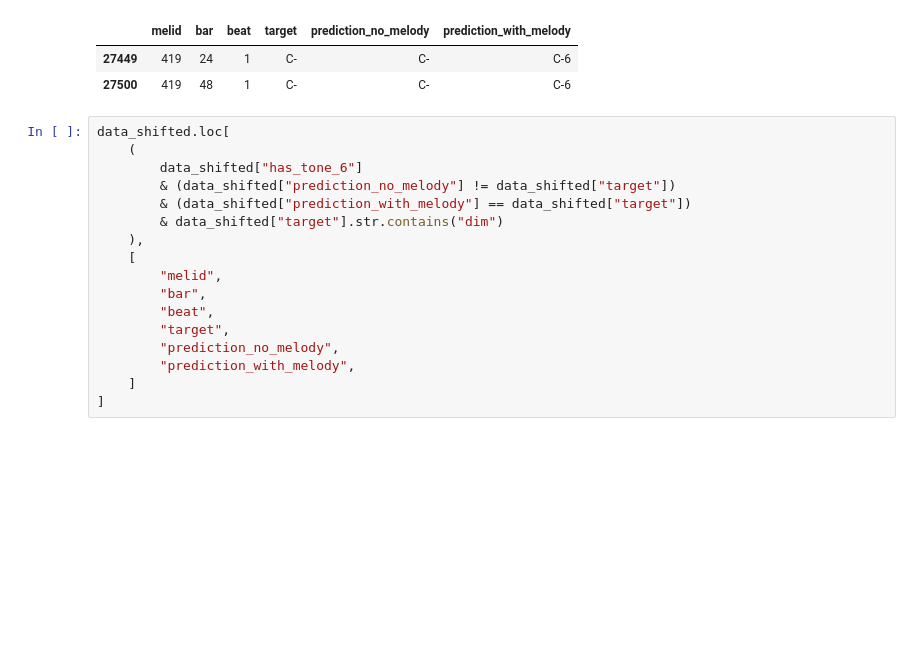
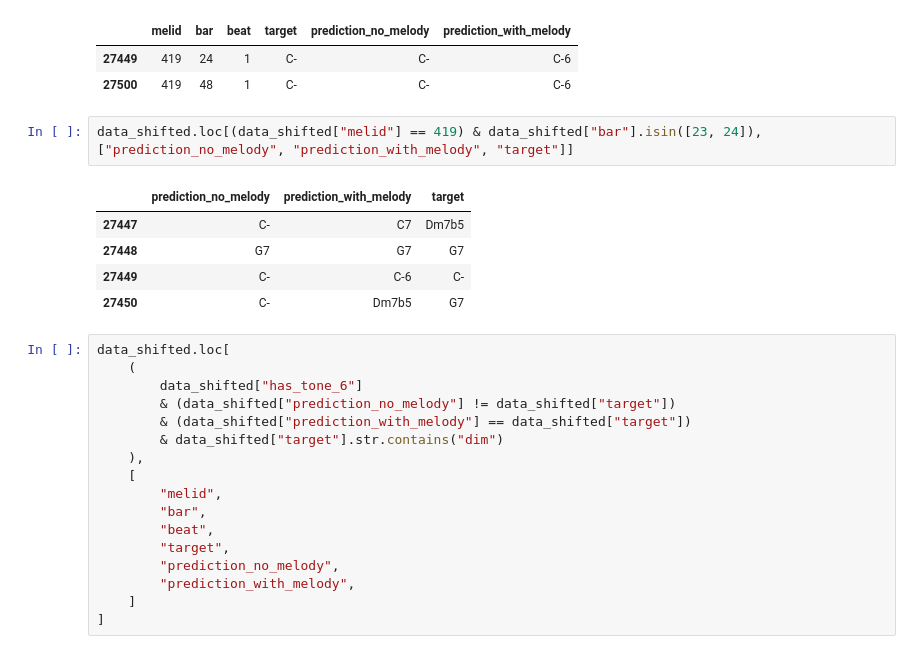
Before and after one commit to DCMLab/chord-eval, a Jupyter notebook: Evaluation.ipynb, the cells around one changed output. Cells and saved outputs as stored; diff of their text form; blank space fills up the shorter version.

```diff
--- a/Evaluation.ipynb
+++ b/Evaluation.ipynb
@@ -576,6 +576,14 @@ data_shifted.loc[
 |  | melid | bar | beat | target | prediction_no_melody | prediction_with_melody |
 | 27449 | 419 | 24 | 1 | C- | C- | C-6 |
 | 27500 | 419 | 48 | 1 | C- | C- | C-6 |
+# %%
+data_shifted.loc[(data_shifted["melid"] == 419) & data_shifted["bar"].isin([23, 24]), ["prediction_no_melody", "prediction_with_melody", "target"]]
+# %% [output]
+|  | prediction_no_melody | prediction_with_melody | target |
+| 27447 | C- | C7 | Dm7b5 |
+| 27448 | G7 | G7 | G7 |
+| 27449 | C- | C-6 | C- |
+| 27450 | C- | Dm7b5 | G7 |
 # %%
 data_shifted.loc[
     (
```
Also changed, not shown: parts of 2 cells of this notebook.
